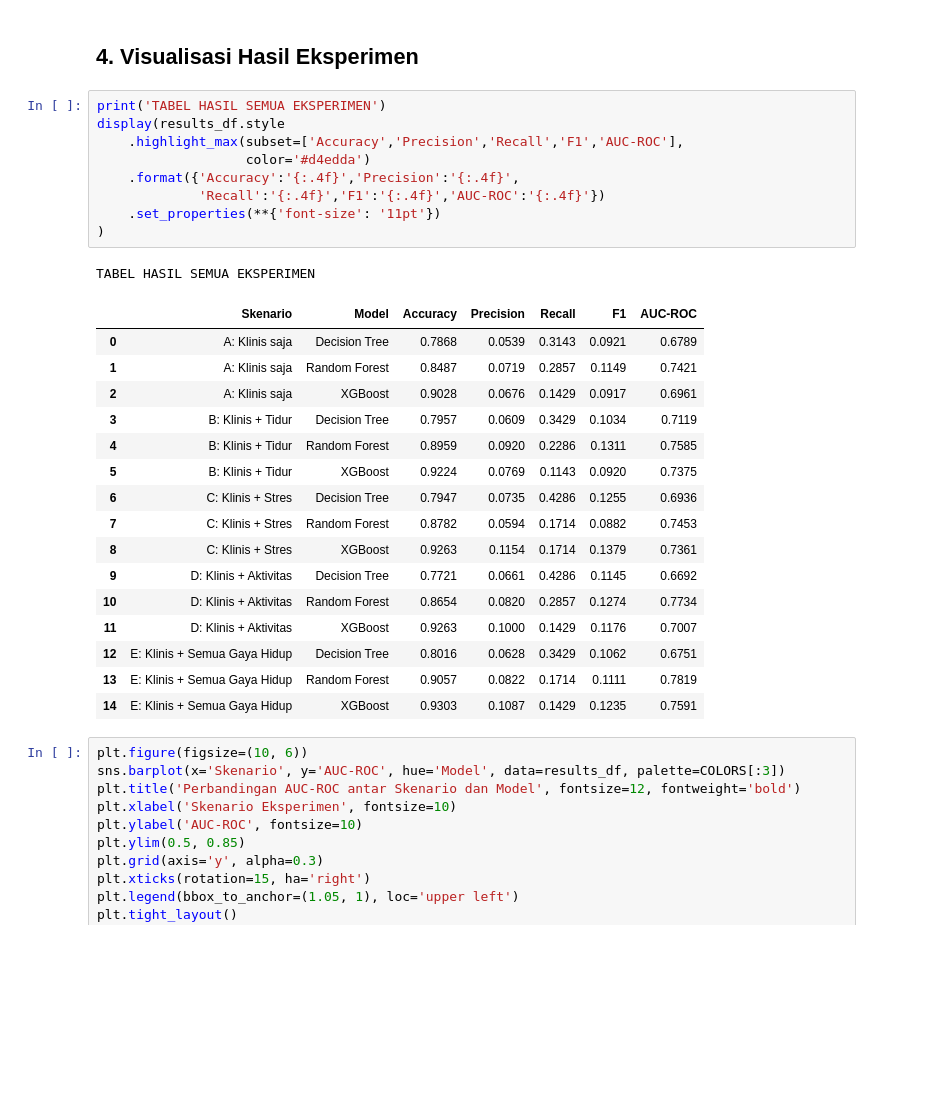
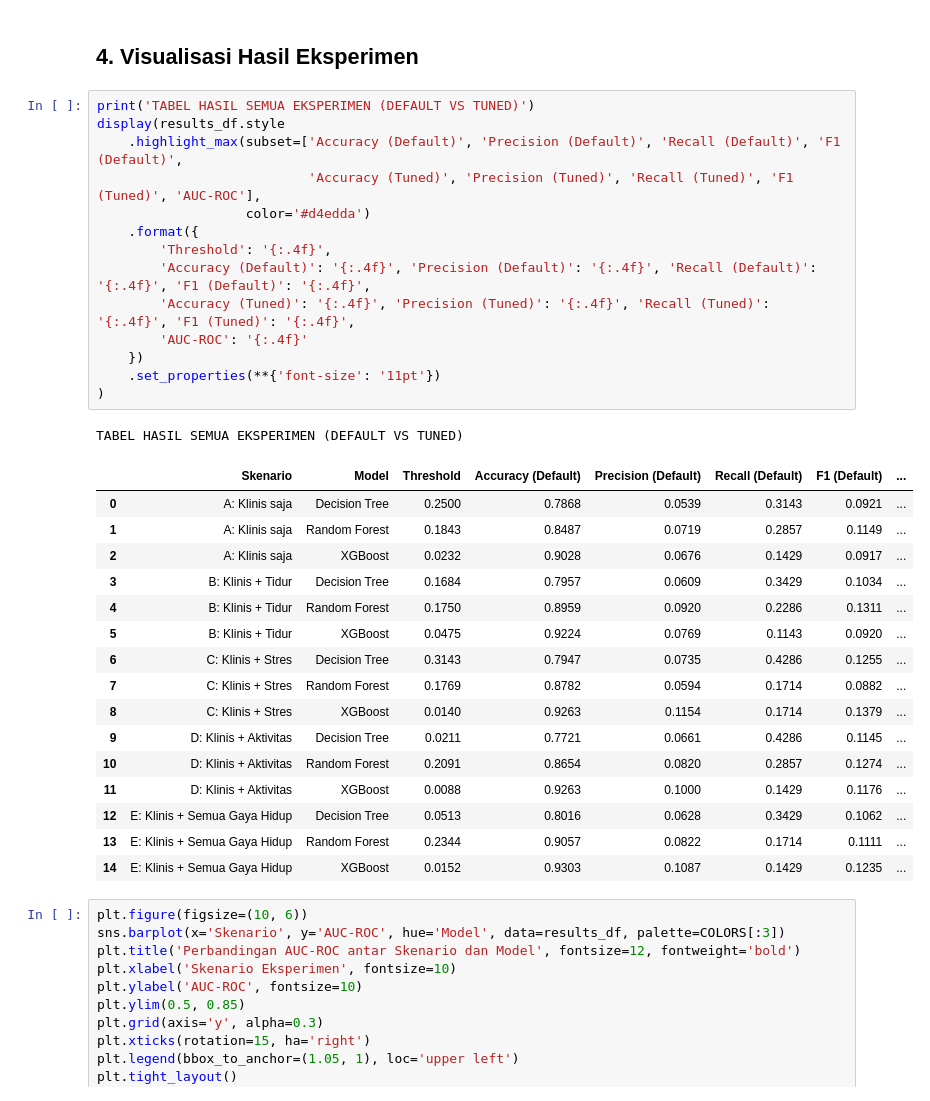
Before and after one commit to Adityamulyaf/NHANES-Stroke-Dataset, a Jupyter notebook: training_nhanes.ipynb, the cells around one changed output. Cells and saved outputs as stored; diff of their text form; blank space fills up the shorter version.

```diff
--- a/training_nhanes.ipynb
+++ b/training_nhanes.ipynb
@@ -206,32 +232,37 @@ Semua eksperimen selesai
 # %% [markdown]
 ## 4. Visualisasi Hasil Eksperimen
 # %%
-print('TABEL HASIL SEMUA EKSPERIMEN')
+print('TABEL HASIL SEMUA EKSPERIMEN (DEFAULT VS TUNED)')
 display(results_df.style
-    .highlight_max(subset=['Accuracy','Precision','Recall','F1','AUC-ROC'],
+    .highlight_max(subset=['Accuracy (Default)', 'Precision (Default)', 'Recall (Default)', 'F1 (Default)',
+                           'Accuracy (Tuned)', 'Precision (Tuned)', 'Recall (Tuned)', 'F1 (Tuned)', 'AUC-ROC'],
                    color='#d4edda')
-    .format({'Accuracy':'{:.4f}','Precision':'{:.4f}',
-             'Recall':'{:.4f}','F1':'{:.4f}','AUC-ROC':'{:.4f}'})
+    .format({
+        'Threshold': '{:.4f}',
+        'Accuracy (Default)': '{:.4f}', 'Precision (Default)': '{:.4f}', 'Recall (Default)': '{:.4f}', 'F1 (Default)': '{:.4f}',
+        'Accuracy (Tuned)': '{:.4f}', 'Precision (Tuned)': '{:.4f}', 'Recall (Tuned)': '{:.4f}', 'F1 (Tuned)': '{:.4f}',
+        'AUC-ROC': '{:.4f}'
+    })
     .set_properties(**{'font-size': '11pt'})
 )
 # %% [output]
-TABEL HASIL SEMUA EKSPERIMEN
+TABEL HASIL SEMUA EKSPERIMEN (DEFAULT VS TUNED)
-|  | Skenario | Model | Accuracy | Precision | Recall | F1 | AUC-ROC |
-| 0 | A: Klinis saja | Decision Tree | 0.7868 | 0.0539 | 0.3143 | 0.0921 | 0.6789 |
-| 1 | A: Klinis saja | Random Forest | 0.8487 | 0.0719 | 0.2857 | 0.1149 | 0.7421 |
-| 2 | A: Klinis saja | XGBoost | 0.9028 | 0.0676 | 0.1429 | 0.0917 | 0.6961 |
-| 3 | B: Klinis + Tidur | Decision Tree | 0.7957 | 0.0609 | 0.3429 | 0.1034 | 0.7119 |
-| 4 | B: Klinis + Tidur | Random Forest | 0.8959 | 0.0920 | 0.2286 | 0.1311 | 0.7585 |
-| 5 | B: Klinis + Tidur | XGBoost | 0.9224 | 0.0769 | 0.1143 | 0.0920 | 0.7375 |
-| 6 | C: Klinis + Stres | Decision Tree | 0.7947 | 0.0735 | 0.4286 | 0.1255 | 0.6936 |
-| 7 | C: Klinis + Stres | Random Forest | 0.8782 | 0.0594 | 0.1714 | 0.0882 | 0.7453 |
-| 8 | C: Klinis + Stres | XGBoost | 0.9263 | 0.1154 | 0.1714 | 0.1379 | 0.7361 |
-| 9 | D: Klinis + Aktivitas | Decision Tree | 0.7721 | 0.0661 | 0.4286 | 0.1145 | 0.6692 |
-| 10 | D: Klinis + Aktivitas | Random Forest | 0.8654 | 0.0820 | 0.2857 | 0.1274 | 0.7734 |
-| 11 | D: Klinis + Aktivitas | XGBoost | 0.9263 | 0.1000 | 0.1429 | 0.1176 | 0.7007 |
-| 12 | E: Klinis + Semua Gaya Hidup | Decision Tree | 0.8016 | 0.0628 | 0.3429 | 0.1062 | 0.6751 |
-| 13 | E: Klinis + Semua Gaya Hidup | Random Forest | 0.9057 | 0.0822 | 0.1714 | 0.1111 | 0.7819 |
-| 14 | E: Klinis + Semua Gaya Hidup | XGBoost | 0.9303 | 0.1087 | 0.1429 | 0.1235 | 0.7591 |
+|  | Skenario | Model | Threshold | Accuracy (Default) | Precision (Default) | Recall (Default) | F1 (Default) | ... |
+| 0 | A: Klinis saja | Decision Tree | 0.2500 | 0.7868 | 0.0539 | 0.3143 | 0.0921 | ... |
+| 1 | A: Klinis saja | Random Forest | 0.1843 | 0.8487 | 0.0719 | 0.2857 | 0.1149 | ... |
+| 2 | A: Klinis saja | XGBoost | 0.0232 | 0.9028 | 0.0676 | 0.1429 | 0.0917 | ... |
+| 3 | B: Klinis + Tidur | Decision Tree | 0.1684 | 0.7957 | 0.0609 | 0.3429 | 0.1034 | ... |
+| 4 | B: Klinis + Tidur | Random Forest | 0.1750 | 0.8959 | 0.0920 | 0.2286 | 0.1311 | ... |
+| 5 | B: Klinis + Tidur | XGBoost | 0.0475 | 0.9224 | 0.0769 | 0.1143 | 0.0920 | ... |
+| 6 | C: Klinis + Stres | Decision Tree | 0.3143 | 0.7947 | 0.0735 | 0.4286 | 0.1255 | ... |
+| 7 | C: Klinis + Stres | Random Forest | 0.1769 | 0.8782 | 0.0594 | 0.1714 | 0.0882 | ... |
+| 8 | C: Klinis + Stres | XGBoost | 0.0140 | 0.9263 | 0.1154 | 0.1714 | 0.1379 | ... |
+| 9 | D: Klinis + Aktivitas | Decision Tree | 0.0211 | 0.7721 | 0.0661 | 0.4286 | 0.1145 | ... |
+| 10 | D: Klinis + Aktivitas | Random Forest | 0.2091 | 0.8654 | 0.0820 | 0.2857 | 0.1274 | ... |
+| 11 | D: Klinis + Aktivitas | XGBoost | 0.0088 | 0.9263 | 0.1000 | 0.1429 | 0.1176 | ... |
+| 12 | E: Klinis + Semua Gaya Hidup | Decision Tree | 0.0513 | 0.8016 | 0.0628 | 0.3429 | 0.1062 | ... |
+| 13 | E: Klinis + Semua Gaya Hidup | Random Forest | 0.2344 | 0.9057 | 0.0822 | 0.1714 | 0.1111 | ... |
+| 14 | E: Klinis + Semua Gaya Hidup | XGBoost | 0.0152 | 0.9303 | 0.1087 | 0.1429 | 0.1235 | ... |
 # %%
 plt.figure(figsize=(10, 6))
 sns.barplot(x='Skenario', y='AUC-ROC', hue='Model', data=results_df, palette=COLORS[:3])
```
Also changed, not shown: parts of 6 cells of this notebook, 2 other files.
